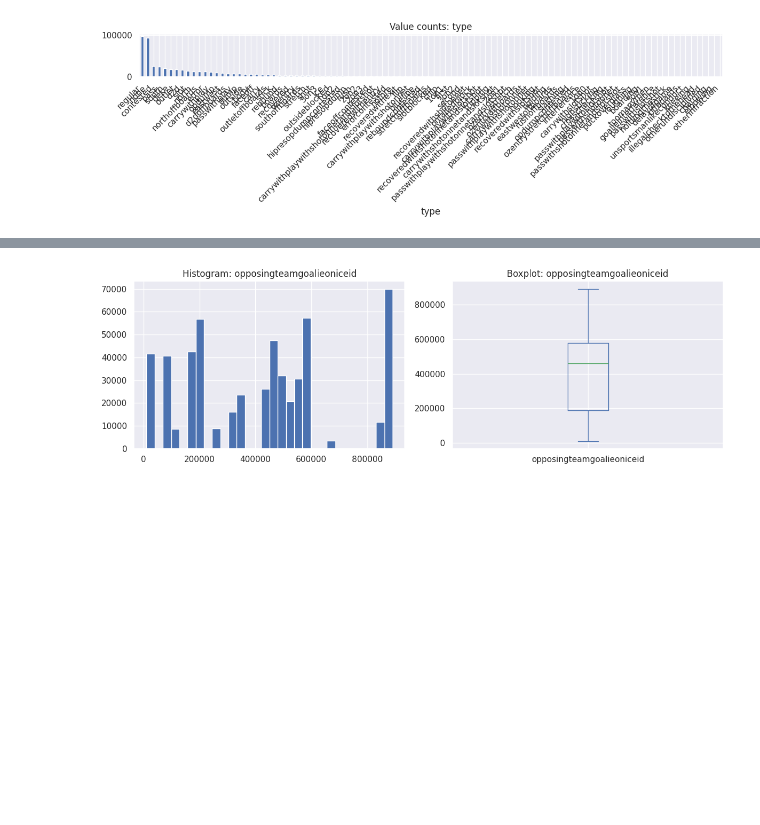
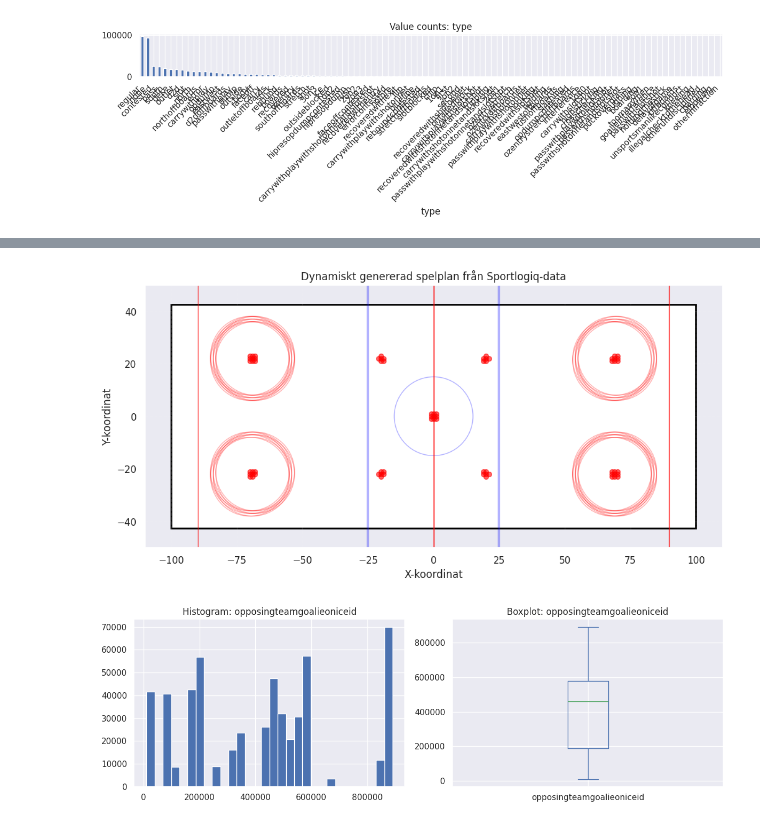
Before and after one commit to emmabertmar/LINHAC-project-2026, a Jupyter notebook: andreas.ipynb, the cells around one changed output, grey strips where cells are left out. Drawn from its saved outputs; the diff is of its cells as text; code cells hidden in the pictures; blank space fills up the shorter version.

```diff
--- a/andreas.ipynb
+++ b/andreas.ipynb
@@ -59,3 +59,69 @@ plt.tight_layout()
 plt.show()
 # %% [output]
 [figure]
+# %%
+import matplotlib.pyplot as plt
+import matplotlib.patches as patches
+
+def draw_ice_with_coords(data):
+    fig, ax = plt.subplots(figsize=(12, 8))
+
+    # 1. Grundinställningar
+    rink = patches.Rectangle((-100, -42.5), 200, 85, linewidth=2, edgecolor='black', facecolor='white', zorder=0)
+    ax.add_patch(rink)
+
+    # 2. Dynamisk dataextraktion
+    # Mållinje (baserat på mål)
+    goal_line_x = data[data['eventname'] == 'goal']['xadjcoord'].max()
+
+    # Tekningspunkter (Vi grupperar unika koordinat-par för att hitta de 9 punkterna)
+    # Vi rundar av för att gruppera små variationer i datan
+    faceoffs = data[data['eventname'] == 'faceoff'].copy()
+    faceoffs['x_round'] = faceoffs['xadjcoord'].round(0)
+    faceoffs['y_round'] = faceoffs['yadjcoord'].round(0)
+
+    # Hitta de vanligaste unika punkterna (normalt 9 st på en rink)
+    coords = faceoffs.groupby(['x_round', 'y_round']).size().reset_index()
+    # Filtrera bort "skräp" genom att bara ta punkter med många händelser
+    coords = coords[coords[0] > 10]
+
+    print(f"Identifierad mållinje vid x = {goal_line_x}")
+    print("\nIdentifierade tekningspunkter:")
+    for _, row in coords.iterrows():
+        print(f"X: {row['x_round']}, Y: {row['y_round']}")
+
+    # 3. Rita linjer
+    plt.axvline(0, color='red', linewidth=2, alpha=0.5) # Mittlinje
+    plt.axvline(25, color='blue', linewidth=3, alpha=0.3) # Blålinjer
+    plt.axvline(-25, color='blue', linewidth=3, alpha=0.3)
+    plt.axvline(goal_line_x, color='red', linewidth=1, alpha=0.8) # Mållinjer
+    plt.axvline(-goal_line_x, color='red', linewidth=1, alpha=0.8)
+
+    # 4. Rita tekningscirklar och punkter dynamiskt
+    for _, row in coords.iterrows():
+        x, y = row['x_round'], row['y_round']
+        # Rita punkten
+        ax.scatter(x, y, color='red', s=30, alpha=0.6, zorder=3)
+
+        # Rita cirkel runt punkten (skippa de vid blålinjerna om man vill vara petig,
+        # men standard är cirklar i anfallszon och mittcirkel)
+        if abs(x) > 50 or (x == 0 and y == 0):
+            color = 'blue' if x == 0 else 'red'
+            circle = plt.Circle((x, y), 15, color=color, fill=False, linewidth=1, alpha=0.3)
+            ax.add_patch(circle)
+
+    # 5. Formatering
+    ax.set_xlabel('X-koordinat')
+    ax.set_ylabel('Y-koordinat')
+    ax.set_aspect('equal')
+    plt.xlim(-110, 110)
+    plt.ylim(-50, 50)
+    ax.grid(True, linestyle='--', alpha=0.1)
+
+    return ax
+
+# Kör funktionen (skicka med din 'data' variabel)
+ax = draw_ice_with_coords(data)
+plt.title("Dynamiskt genererad spelplan från Sportlogiq-data")
+plt.show()
+# %% [output]
@@ -62,3 +145,4 @@ plt.show()
+[figure, added]
 # %%
 # Distributions of column opposingteamgoalieoniceid
 col = "opposingteamgoalieoniceid"
```
Also changed, not shown: parts of 9 cells of this notebook.
